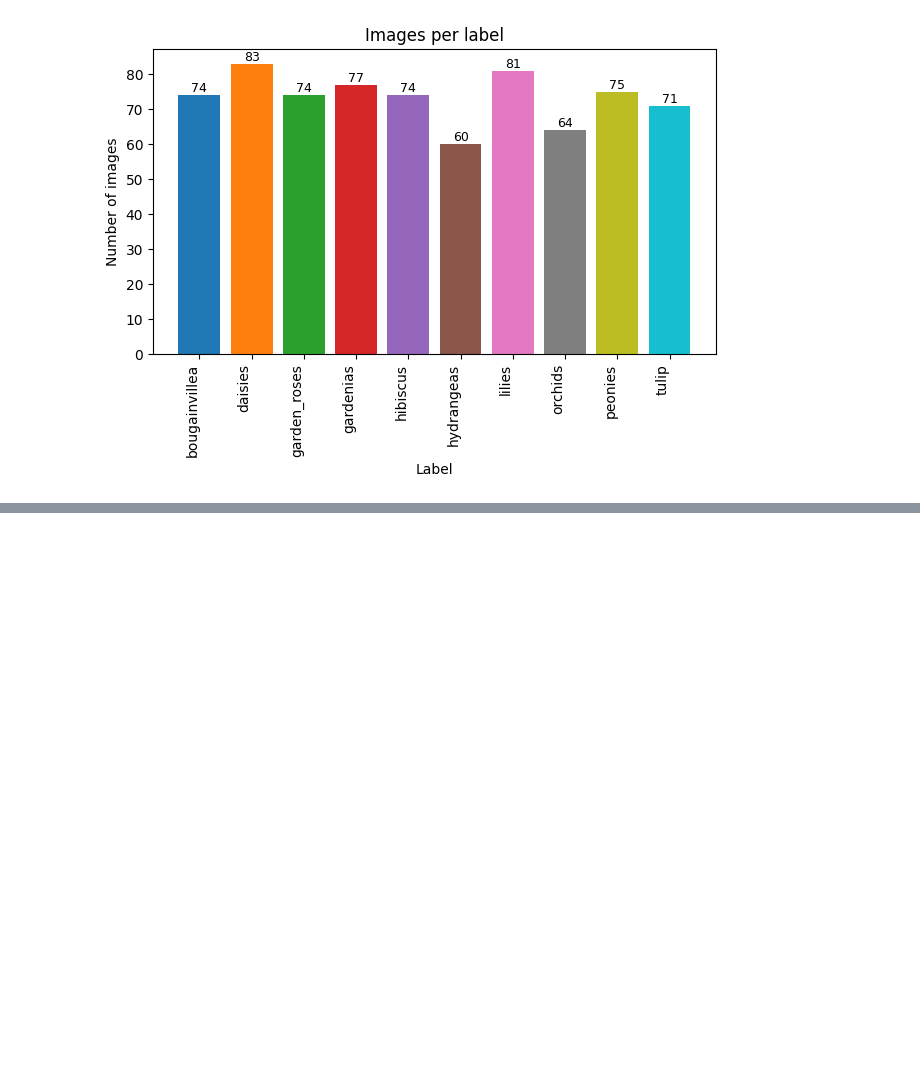
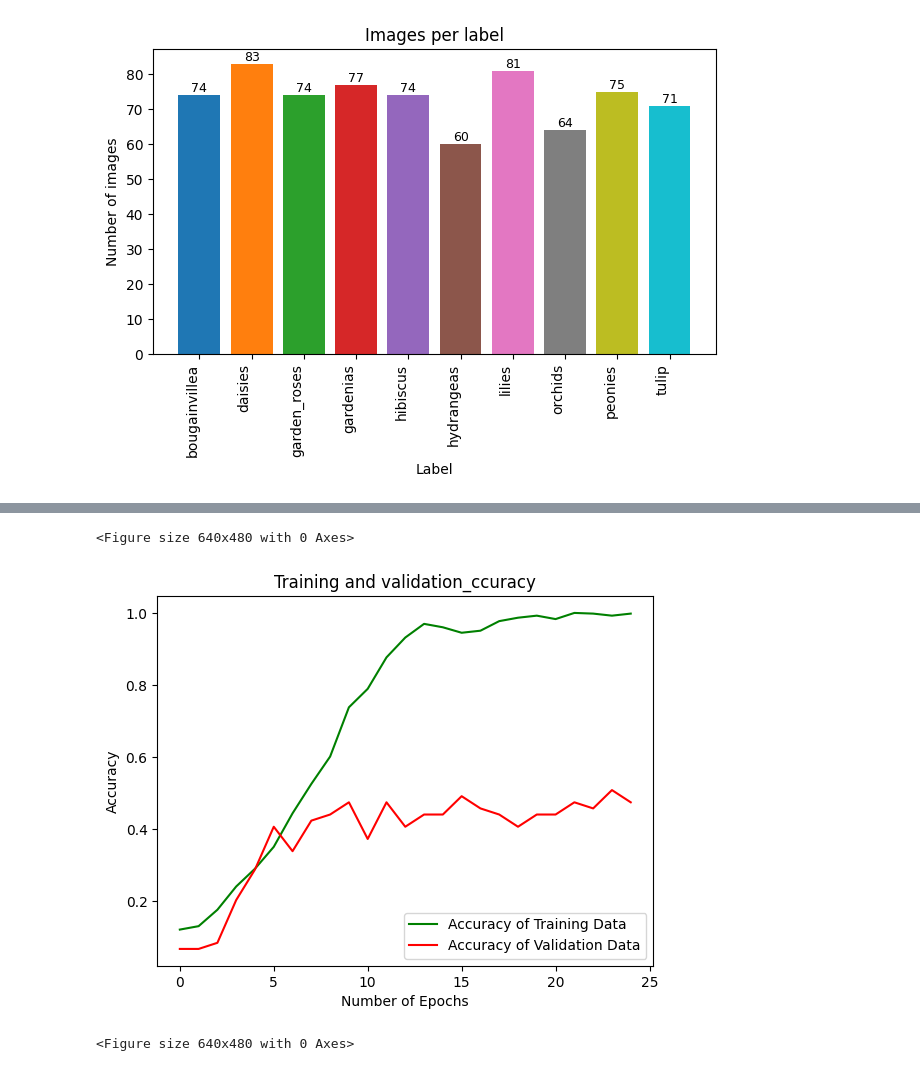
Before and after one commit to upratham/DL-CNN, a Jupyter notebook: src/eval.ipynb, the cells around one changed output, grey strips where cells are left out. Cells and saved outputs as stored; diff of their text form; code cells hidden in the pictures; blank space fills up the shorter version.

```diff
--- a/src/eval.ipynb
+++ b/src/eval.ipynb
@@ -93,0 +90,15 @@ Detected at node 'sequential/conv2d/Relu' defined at (most recent call last):
+# %%
+
+epochs = range(len(history.history['accuracy']))
+
+plt.plot(epochs, history.history['accuracy'], 'g', label='Accuracy of Training Data')
+plt.plot(epochs, history.history['val_accuracy'], 'r', label='Accuracy of Validation Data')
+plt.xlabel('Number of Epochs')
+plt.ylabel('Accuracy')
+plt.title('Training and validation_ccuracy')
+plt.legend(loc=0)
+plt.figure()
+# %% [output]
+<Figure size 640x480 with 0 Axes>
+[figure, added]
+<Figure size 640x480 with 0 Axes>
```
Also changed, not shown: parts of 13 cells of this notebook, 3 other files.
